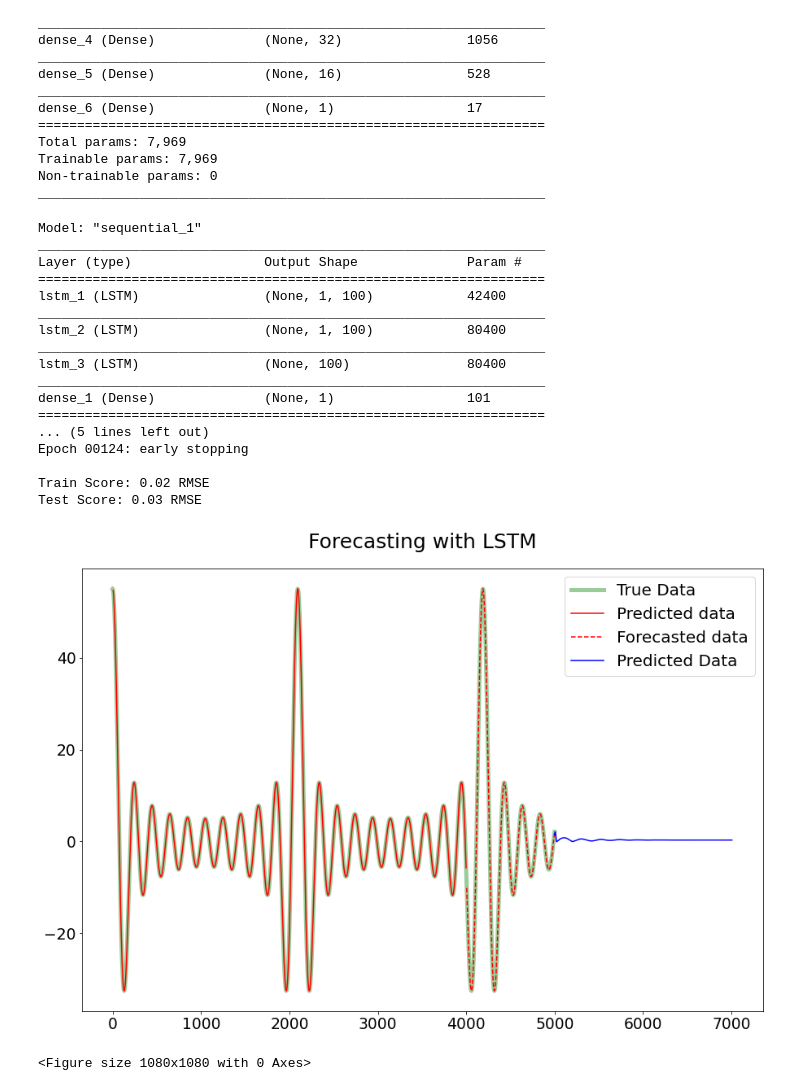
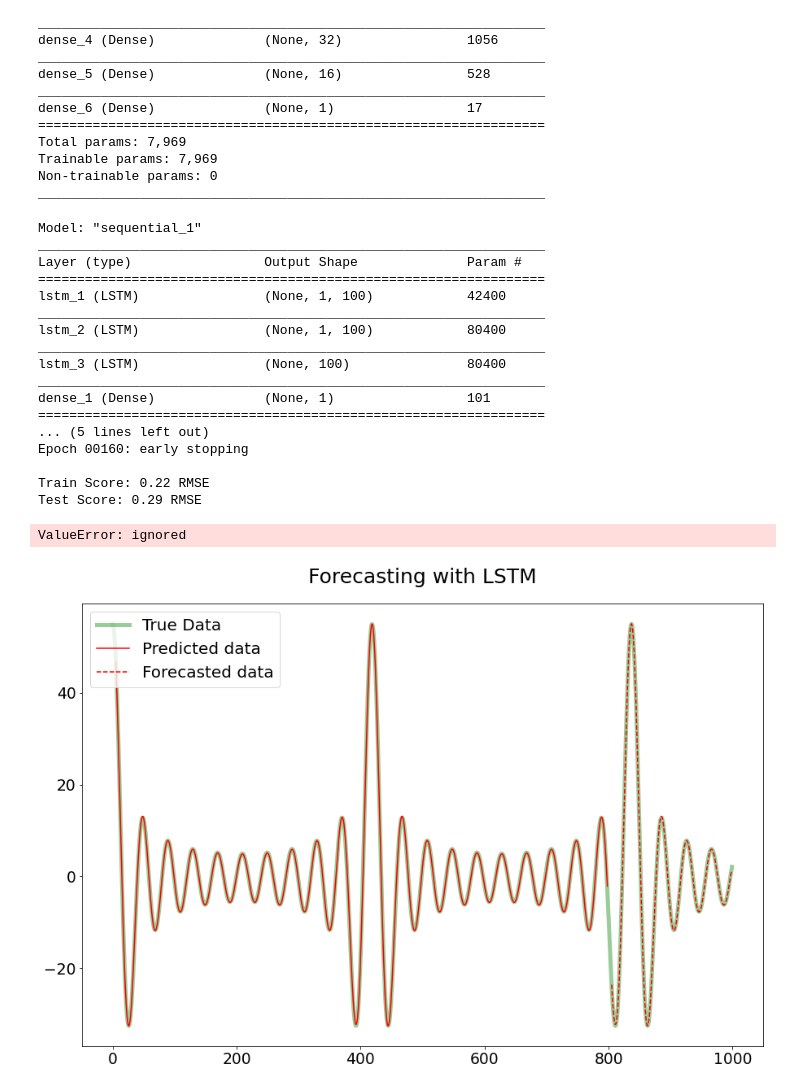
Before and after one commit to RitvikPrabhu/Machine-Learning, a Jupyter notebook: Neural_Networks_function_prediction_.ipynb, the cells around one changed output. Drawn from its saved outputs; the diff is of its cells as text; code cells hidden in the pictures.

```diff
--- a/Neural_Networks_function_prediction_.ipynb
+++ b/Neural_Networks_function_prediction_.ipynb
@@ -597,7 +597,7 @@ Trainable params: 7,969
 Non-trainable params: 0
 _________________________________________________________________
 # %%
-N = 5000
+N = 1000
 # convert an array of values into a dataset matrix
 def create_dataset(dataset, look_back=1):
     dataX, dataY = [], []
@@ -644,7 +644,7 @@ model.add(LSTM(100, input_shape=(1, look_back), return_sequences=True))
 model.add(LSTM(100, activation='relu', input_shape=(1, look_back)))
 model.add(Dense(1))
 model.compile(loss='mean_squared_error', optimizer='adam')
-es = EarlyStopping(monitor='loss', mode = 'min', verbose=1, patience = 20, restore_best_weights=True  )
+es = EarlyStopping(monitor='loss', mode = 'min', verbose=1, patience = 20, restore_best_weights=True)
 tqdm_callback = tfa.callbacks.TQDMProgressBar(show_epoch_progress=False, )
 model.summary()
 model.fit(trainX, trainY, epochs=1000, batch_size=32, verbose=0, callbacks=[es,tqdm_callback])
@@ -687,39 +687,37 @@ plt.title('Forecasting with LSTM')
 ##########################################################################################################
 
 #Prediction
 
 num_pred = 2000
 datalist = Y[-look_back:].copy()
 for i in range(int(num_pred)+1):
-  dataset = datalist.reshape(datalist.size, 1)
-  result = model.predict(dataset[-look_back:].reshape(1,1,look_back))
-  datalist = np.append(datalist, result)
-  x_label.append(i)
+  result = model.predict(datalist[-1].reshape(1,1,1))
+  datalist = np.append(datalist, result[-1])
 res = np.arange(N,N+len(Y[-look_back:])+num_pred+1)
 
 plt.plot(res, datalist, label = 'Predicted Data', c = 'b')
 
 plt.legend()
 plt.figure(figsize=(15,15))
 
 plt.show()
 # %% [output]
 Model: "sequential_1"
 _________________________________________________________________
 Layer (type)                 Output Shape              Param #
 =================================================================
 lstm_1 (LSTM)                (None, 1, 100)            42400
 _________________________________________________________________
 lstm_2 (LSTM)                (None, 1, 100)            80400
 _________________________________________________________________
 lstm_3 (LSTM)                (None, 100)               80400
 _________________________________________________________________
 dense_1 (Dense)              (None, 1)                 101
 =================================================================
 ... (5 lines left out)
-Epoch 00124: early stopping
+Epoch 00160: early stopping
 
-Train Score: 0.02 RMSE
-Test Score: 0.03 RMSE
+Train Score: 0.22 RMSE
+Test Score: 0.29 RMSE
+ValueError: ignored
-[figure, old version]
+[figure, new version]
-<Figure size 1080x1080 with 0 Axes>
```
Also changed, not shown: parts of 2 cells of this notebook.
